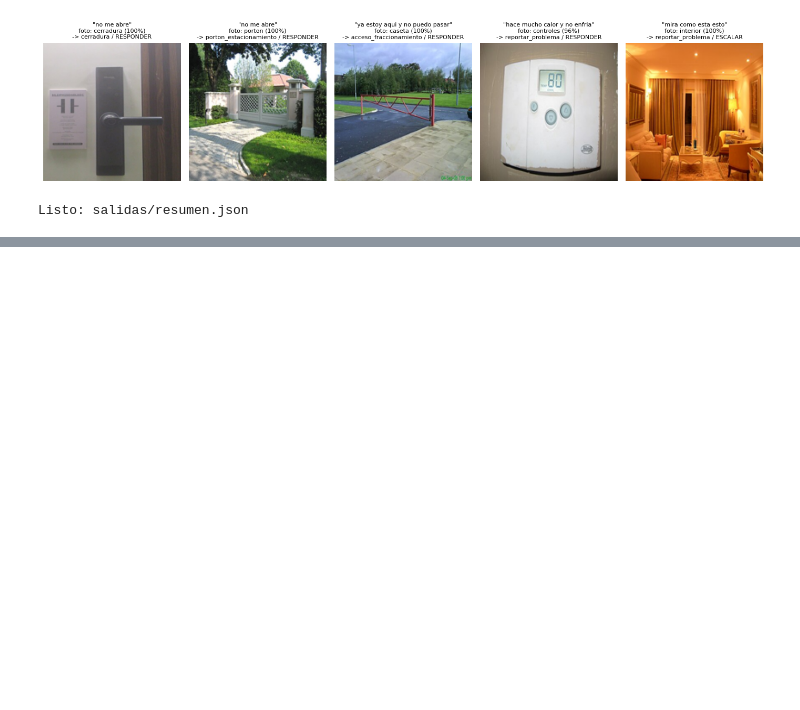
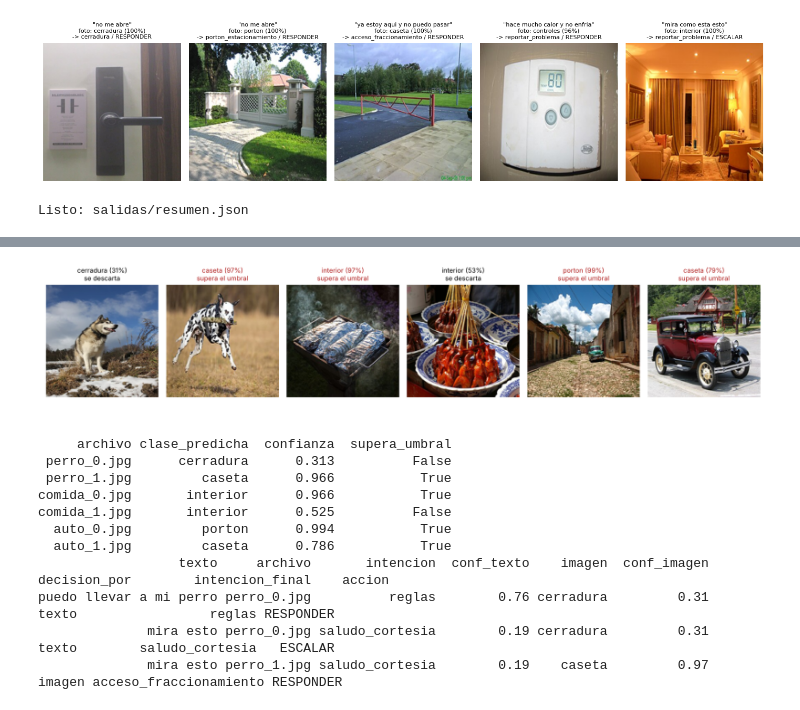
Before and after one commit to jospabloh/chatbot-hospedaje-nltk, a Jupyter notebook: avance2/avance2.ipynb, the cells around one changed output, grey strips where cells are left out. Saved outputs shown, nothing was run; the diff lists cells and outputs as text; code cells hidden in the pictures; blank space fills up the shorter version.

Commit message:
Avance 2: caso real Cas'aguacate y casos con foto fuera de dominio (notebook y README)

```diff
--- a/avance2/avance2.ipynb
+++ b/avance2/avance2.ipynb
@@ -529,10 +529,10 @@ WARNING:tensorflow:5 out of the last 5 calls to <function TensorFlowTrainer.make
 combina ambas etiquetas y responde con la base de conocimiento del Avance 1 o escala a la anfitriona.
 Regla clave: si el texto es ambiguo ("no me abre") la foto decide de qué acceso se trata.
 # %%
-BASE = {  # datos sintéticos del Avance 1 (Casa Almendro)
+BASE = {  # datos sintéticos del Avance 1 (Cas'aguacate)
     "cerradura": "La puerta tiene cerradura electrónica: marca el código de 4 dígitos que te enviamos el día de llegada y presiona la palomita. Si parpadea en rojo, espera 1 minuto y vuelve a intentar.",
     "porton_estacionamiento": "El portón del estacionamiento se abre con el control que está en la caja junto a la entrada principal. Si no responde, presiona el botón 2 segundos frente al motor.",
-    "acceso_fraccionamiento": "En la caseta indica que vas a Casa Almendro, lote 12, y muestra tu identificación. El guardia registra tu placa.",
+    "acceso_fraccionamiento": "En la caseta indica que vas a Cas'aguacate, lote 12, y muestra tu identificación. El guardia registra tu placa.",
     "reportar_problema": "Gracias por avisar. Revisa que el control del minisplit tenga pilas y esté en modo frío (copo de nieve). Si sigue sin funcionar, la anfitriona te contacta en breve.",
     "llegada_tarde": "Sí, puedes llegar tarde sin problema: el acceso es con código y no necesitas que alguien te reciba.",
     "horarios": "Check-in desde las 15:00 y check-out a las 11:00.",
@@ -608,0 +616,39 @@ Listo: salidas/resumen.json
+# %%
+def foto_archivo(ruta):
+    return np.asarray(Image.open(ruta).convert("RGB").resize((TAM, TAM)), dtype=np.float32)
+
+
+D = "datos/fuera_de_dominio/"
+casos_fd = [("puedo llevar a mi perro", "perro_0.jpg"), ("mira esto", "perro_0.jpg"), ("mira esto", "perro_1.jpg")]
+fd = pd.DataFrame([dict(atender(t, foto_archivo(D + f)), archivo=f) for t, f in casos_fd])
+fd.to_csv("salidas/integracion_fuera_de_dominio.csv", index=False)
+
+resumen_fd = []
+plt.figure(figsize=(14, 3.0))
+for i, f in enumerate(["perro_0.jpg", "perro_1.jpg", "comida_0.jpg", "comida_1.jpg", "auto_0.jpg", "auto_1.jpg"]):
+    arr = foto_archivo(D + f)
+    clase, q = clasificar_imagen(arr)
+    resumen_fd.append({"archivo": f, "clase_predicha": clase, "confianza": round(q, 3), "supera_umbral": bool(q >= UMBRAL_IMG)})
+    plt.subplot(1, 6, i + 1); plt.imshow(arr.astype("uint8")); plt.axis("off")
+    plt.title(f"{clase} ({q:.0%})\n" + ("supera el umbral" if q >= UMBRAL_IMG else "se descarta"), fontsize=9,
+              color=("firebrick" if q >= UMBRAL_IMG else "black"))
+plt.tight_layout(); plt.savefig("salidas/fuera_de_dominio.png", dpi=150); plt.show()
+
+with open("salidas/fuera_de_dominio.json", "w") as f:
+    json.dump({"umbral_imagen": UMBRAL_IMG, "fotos": resumen_fd, "casos": fd.to_dict("records")}, f,
+              ensure_ascii=False, indent=1, default=float)
+print(pd.DataFrame(resumen_fd).to_string(index=False))
+print(fd[["texto", "archivo", "intencion", "conf_texto", "imagen", "conf_imagen", "decision_por", "intencion_final", "accion"]].to_string(index=False))
+# %% [output]
+[figure, added]
+     archivo clase_predicha  confianza  supera_umbral
+ perro_0.jpg      cerradura      0.313          False
+ perro_1.jpg         caseta      0.966           True
+comida_0.jpg       interior      0.966           True
+comida_1.jpg       interior      0.525          False
+  auto_0.jpg         porton      0.994           True
+  auto_1.jpg         caseta      0.786           True
+                  texto     archivo       intencion  conf_texto    imagen  conf_imagen decision_por        intencion_final    accion
+puedo llevar a mi perro perro_0.jpg          reglas        0.76 cerradura         0.31        texto                 reglas RESPONDER
+              mira esto perro_0.jpg saludo_cortesia        0.19 cerradura         0.31        texto        saludo_cortesia   ESCALAR
+              mira esto perro_1.jpg saludo_cortesia        0.19    caseta         0.97       imagen acceso_fraccionamiento RESPONDER
```
Also changed, not shown: parts of 2 cells of this notebook, 1 other file.
